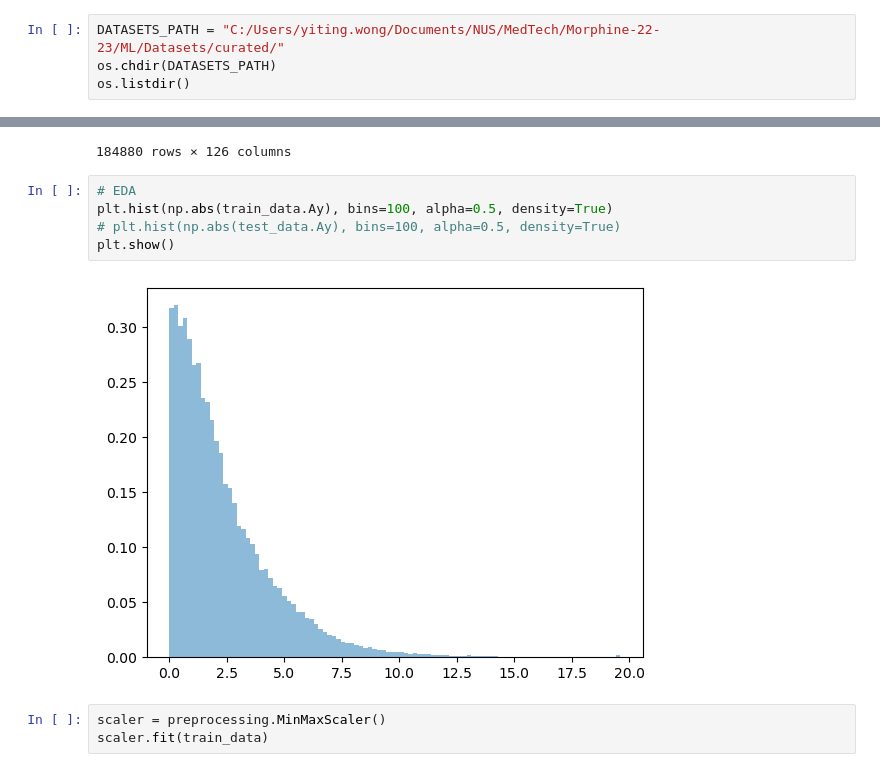
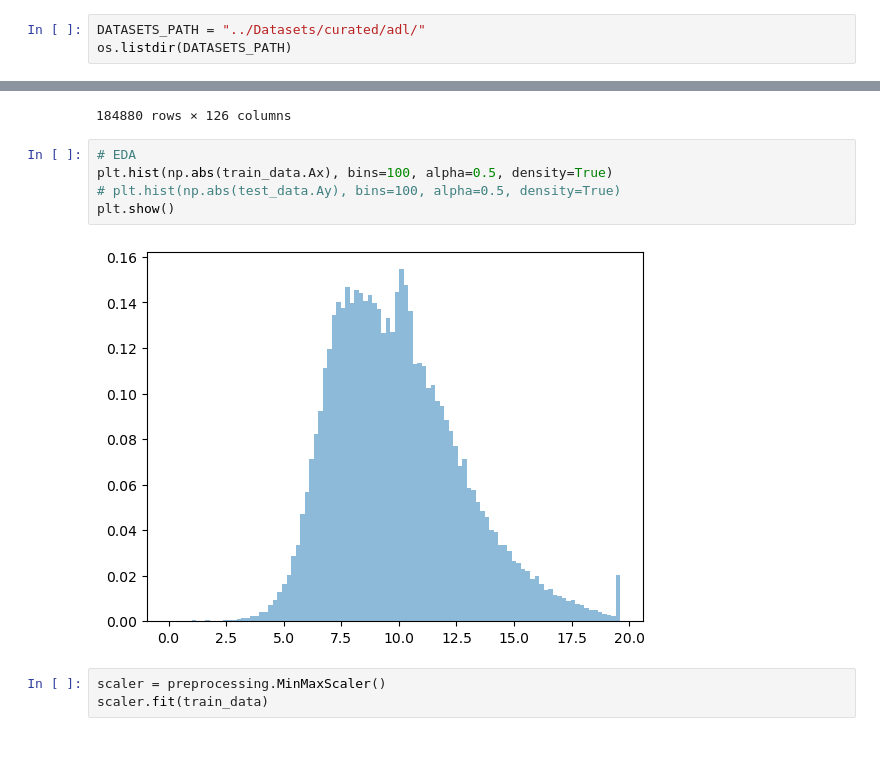
Before and after one commit to NUSMedTechMorphine/Morphine-22-23, a Jupyter notebook: ML/Model Experiment/VAE Model - Windowing Technique.ipynb, the cells around one changed output, grey strips where cells are left out. Drawn from its saved outputs; the diff is of its cells as text.

```diff
--- a/ML/Model Experiment/VAE Model - Windowing Technique.ipynb
+++ b/ML/Model Experiment/VAE Model - Windowing Technique.ipynb
@@ -34,7 +34,6 @@ from keras.losses import MeanSquaredError as mse
 from tensorflow.keras import backend as K
 from keras.optimizers import Adam
 # %%
-DATASETS_PATH = "C:/Users/yiting.wong/Documents/NUS/MedTech/Morphine-22-23/ML/Datasets/curated/"
-os.chdir(DATASETS_PATH)
-os.listdir()
+DATASETS_PATH = "../Datasets/curated/adl/"
+os.listdir(DATASETS_PATH)
 # %% [output]
@@ -141,11 +123,11 @@ train_data
 184880 rows × 126 columns
 # %%
 # EDA
-plt.hist(np.abs(train_data.Ay), bins=100, alpha=0.5, density=True)
+plt.hist(np.abs(train_data.Ax), bins=100, alpha=0.5, density=True)
 # plt.hist(np.abs(test_data.Ay), bins=100, alpha=0.5, density=True)
 plt.show()
 # %% [output]
-[figure, old version]
+[figure, new version]
 # %%
 scaler = preprocessing.MinMaxScaler()
 scaler.fit(train_data)
```
Also changed, not shown: parts of 28 cells of this notebook.
